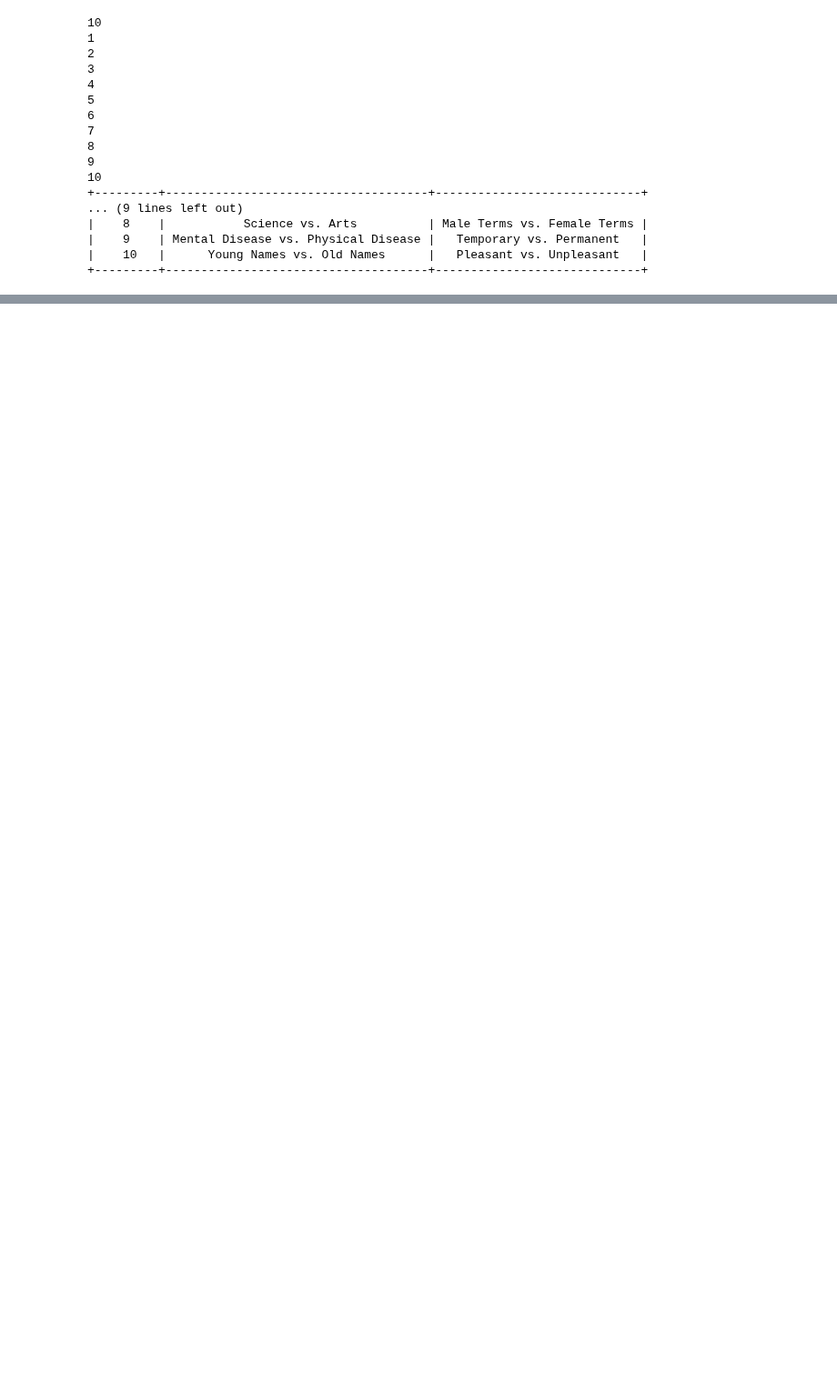
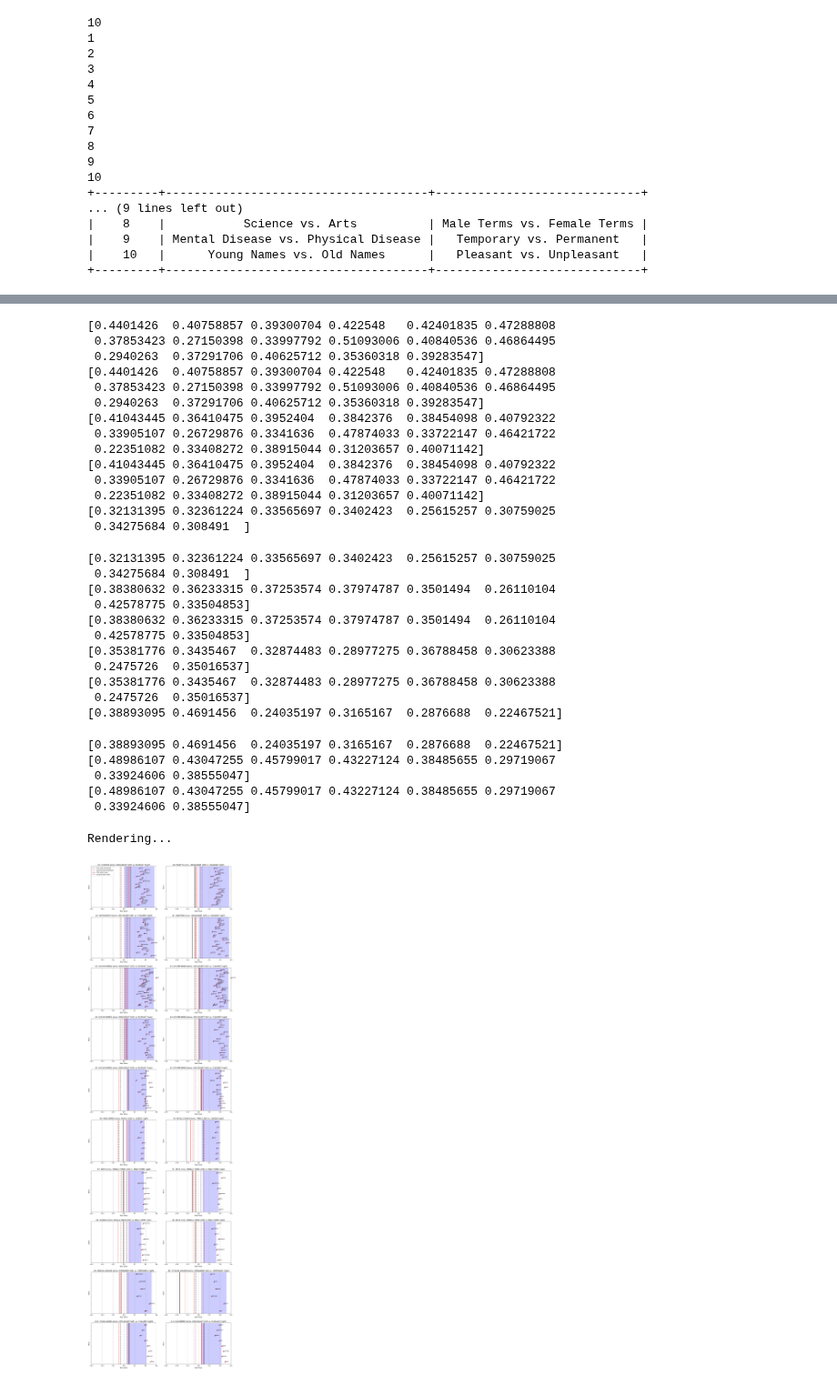
Before and after one commit to danieljsmarda/first-order-cooccurrence-metric-experiments, a Jupyter notebook: notebooks/Visualization.ipynb, the cells around one changed output, grey strips where cells are left out. Shown at 91% size. Cells and saved outputs as stored; diff of their text form; code cells hidden in the pictures; blank space fills up the shorter version.

Commit message:
Add first non-relative associations plot

```diff
--- a/notebooks/Visualization.ipynb
+++ b/notebooks/Visualization.ipynb
@@ -20,6 +20,7 @@ loading done!
 RESULTS_FILEPATH = '../data/interim/association_metric_exps.pickle'
 EXPERIMENT_DEFINITION_FILEPATH = '../data/interim/experiment_definitions.pickle'
 IMAGE_SAVE_FILEPATH = '../reports/figures/exp_results.png'
+NONRELATIVE_IMAGE_SAVE_FILEPATH = '../reports/figures/nonrelative_exp_results.png'
 
 exp_def_dict = open_pickle(EXPERIMENT_DEFINITION_FILEPATH)
 results_dict = open_pickle(RESULTS_FILEPATH)
@@ -222,0 +198,39 @@ results_dict[1]['first']
+# %%
+fig, axs = plt.subplots(10,2, figsize=(15,50))
+LEGEND_SIZE = 10
+
+exps = range(1,11)
+target_letters = ['X','Y']
+for exp_num, target_letter in tqdm(product(exps, target_letters), total=20):
+    col = 0 if target_letter =='X' else 1
+    ax = axs[exp_num-1, col]
+
+    #arr_first = results_dict[exp_num]['first'][f'{target_letter}_array']
+    #arr_second = results_dict[exp_num]['second'][f'{target_letter}_array']
+    arr_first = results_dict[exp_num]['second']['A_biases']
+    arr_second = arr_first
+    threshold_first = results_dict[exp_num]['first']['threshold']
+    threshold_second = results_dict[exp_num]['second']['threshold']
+    mean_first = results_dict[exp_num]['first'][f'{target_letter}_mean']
+    mean_second = results_dict[exp_num]['second'][f'{target_letter}_mean']
+    pct_5_second = results_dict[exp_num]['second']['pct_5']
+    pct_95_second = results_dict[exp_num]['second']['pct_95']
+    y = [i for i in range(1,len(arr_first)+1)]
+    print(arr_first)
+
+    terms = exp_def_dict[exp_num][f'{target_letter}_terms']
+    target_label = exp_def_dict[exp_num][f'{target_letter}_label']
+    A_label = exp_def_dict[exp_num]['A_label']
+    B_label = exp_def_dict[exp_num]['B_label']
+
+
+    add_scatters_and_lines(ax, arr_first, arr_second, threshold_first, threshold_second,
+                    mean_first, mean_second, pct_5_second, pct_95_second, y)
+    annotate_points(ax, terms, arr_first, y)
+    add_axes_obj_labels(ax, exp_num, target_label, A_label, B_label)
+axs[0,0].legend(loc=2, prop={'size': LEGEND_SIZE})
+fig.tight_layout(pad=2)
+print('Rendering...')
+plt.savefig(NONRELATIVE_IMAGE_SAVE_FILEPATH)
+plt.show()
+# %% [output]
@@ -222,0 +254,32 @@ results_dict[1]['first']
+[0.4401426  0.40758857 0.39300704 0.422548   0.42401835 0.47288808
+ 0.37853423 0.27150398 0.33997792 0.51093006 0.40840536 0.46864495
+ 0.2940263  0.37291706 0.40625712 0.35360318 0.39283547]
+[0.4401426  0.40758857 0.39300704 0.422548   0.42401835 0.47288808
+ 0.37853423 0.27150398 0.33997792 0.51093006 0.40840536 0.46864495
+ 0.2940263  0.37291706 0.40625712 0.35360318 0.39283547]
+[0.41043445 0.36410475 0.3952404  0.3842376  0.38454098 0.40792322
+ 0.33905107 0.26729876 0.3341636  0.47874033 0.33722147 0.46421722
+ 0.22351082 0.33408272 0.38915044 0.31203657 0.40071142]
+[0.41043445 0.36410475 0.3952404  0.3842376  0.38454098 0.40792322
+ 0.33905107 0.26729876 0.3341636  0.47874033 0.33722147 0.46421722
+ 0.22351082 0.33408272 0.38915044 0.31203657 0.40071142]
+[0.32131395 0.32361224 0.33565697 0.3402423  0.25615257 0.30759025
+ 0.34275684 0.308491  ]
+[0.32131395 0.32361224 0.33565697 0.3402423  0.25615257 0.30759025
+ 0.34275684 0.308491  ]
+[0.38380632 0.36233315 0.37253574 0.37974787 0.3501494  0.26110104
+ 0.42578775 0.33504853]
+[0.38380632 0.36233315 0.37253574 0.37974787 0.3501494  0.26110104
+ 0.42578775 0.33504853]
+[0.35381776 0.3435467  0.32874483 0.28977275 0.36788458 0.30623388
+ 0.2475726  0.35016537]
+[0.35381776 0.3435467  0.32874483 0.28977275 0.36788458 0.30623388
+ 0.2475726  0.35016537]
+[0.38893095 0.4691456  0.24035197 0.3165167  0.2876688  0.22467521]
+[0.38893095 0.4691456  0.24035197 0.3165167  0.2876688  0.22467521]
+[0.48986107 0.43047255 0.45799017 0.43227124 0.38485655 0.29719067
+ 0.33924606 0.38555047]
+[0.48986107 0.43047255 0.45799017 0.43227124 0.38485655 0.29719067
+ 0.33924606 0.38555047]
+Rendering...
+[figure, added]
```
Also changed, not shown: parts of 6 cells of this notebook, 3 other files.
